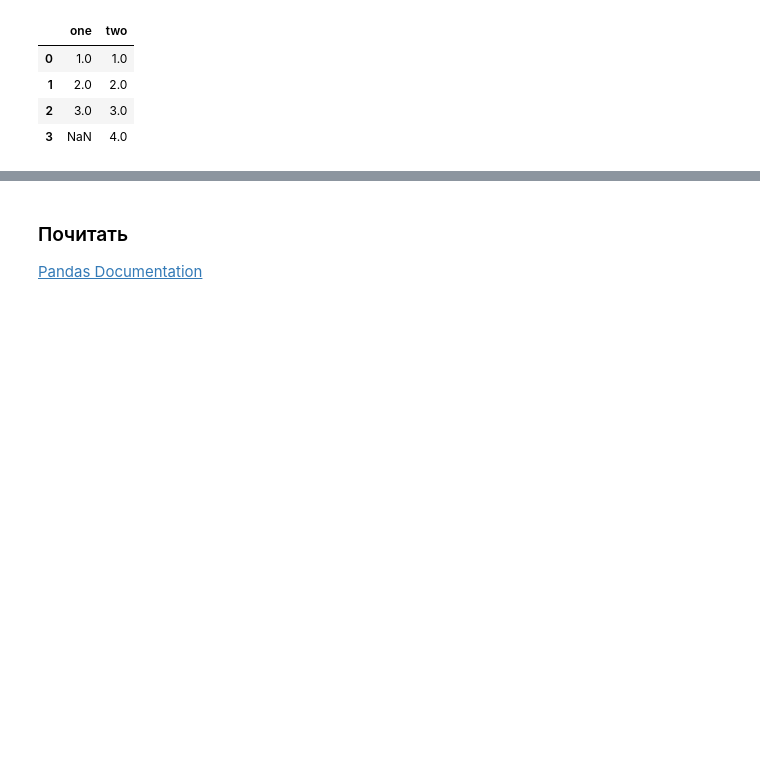
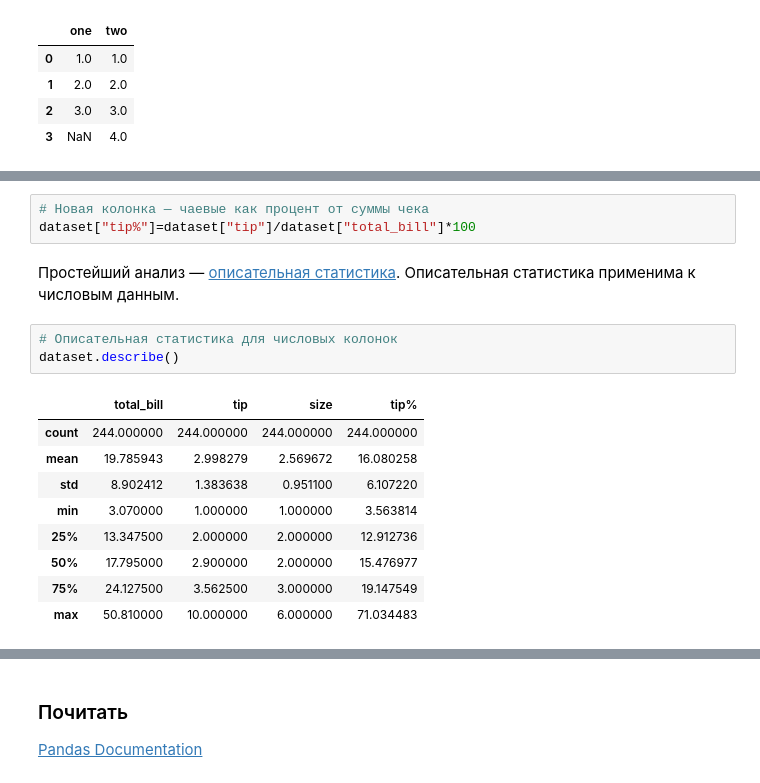
Before and after one commit to ckorikov/python-bar-review, a Jupyter notebook: 04-containers-2.ipynb, the cells around one changed output, grey strips where cells are left out. Drawn from its saved outputs; the diff is of its cells as text; blank space fills up the shorter version.

```diff
--- a/04-containers-2.ipynb
+++ b/04-containers-2.ipynb
@@ -228,0 +254,18 @@ pd.DataFrame({'one': pd.Series([1., 2., 3.]),
+# %%
+# Новая колонка — чаевые как процент от суммы чека
+dataset["tip%"]=dataset["tip"]/dataset["total_bill"]*100
+# %% [markdown]
+Простейший анализ — [описательная статистика](https://ru.wikipedia.org/wiki/Описательная_статистика). Описательная статистика применима к числовым данным.
+# %%
+# Описательная статистика для числовых колонок
+dataset.describe()
+# %% [output]
+|  | total_bill | tip | size | tip% |
+| count | 244.000000 | 244.000000 | 244.000000 | 244.000000 |
+| mean | 19.785943 | 2.998279 | 2.569672 | 16.080258 |
+| std | 8.902412 | 1.383638 | 0.951100 | 6.107220 |
+| min | 3.070000 | 1.000000 | 1.000000 | 3.563814 |
+| 25% | 13.347500 | 2.000000 | 2.000000 | 12.912736 |
+| 50% | 17.795000 | 2.900000 | 2.000000 | 15.476977 |
+| 75% | 24.127500 | 3.562500 | 3.000000 | 19.147549 |
+| max | 50.810000 | 10.000000 | 6.000000 | 71.034483 |
```
Also changed, not shown: parts of 14 cells of this notebook.
